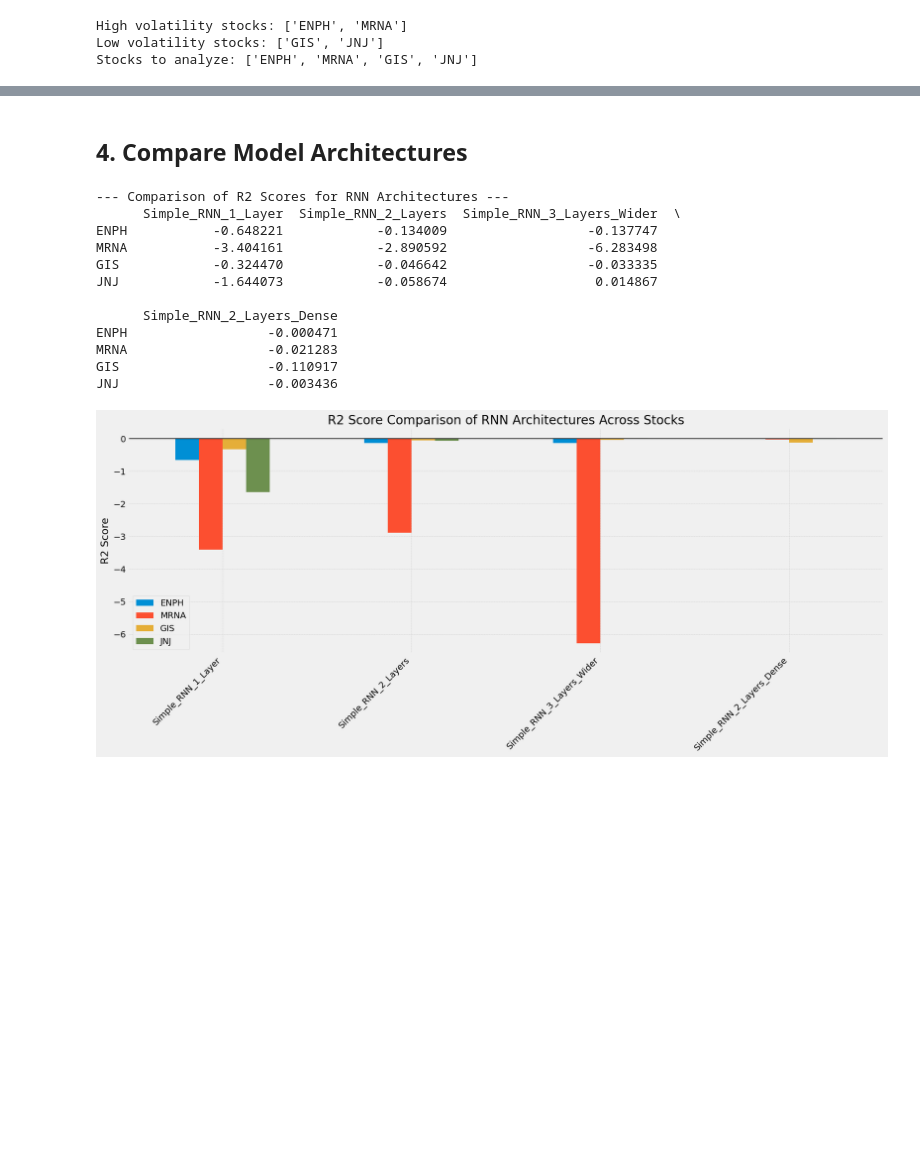
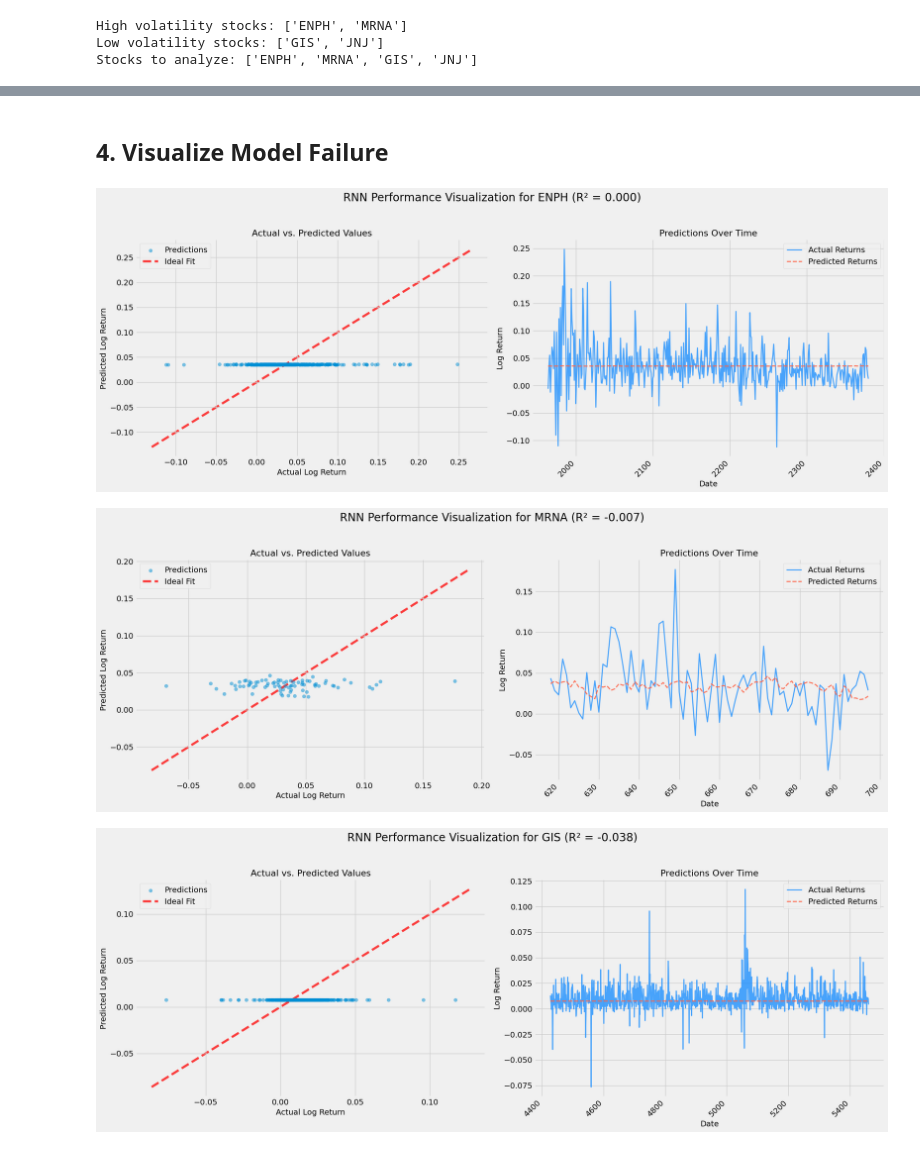
Before and after one commit to vinconig/Stonks, a Jupyter notebook: rnn.ipynb, the cells around one changed output, grey strips where cells are left out. Saved outputs shown, nothing was run; the diff lists cells and outputs as text; code cells hidden in the pictures; blank space fills up the shorter version.

Commit message:
Add visualization for the models

```diff
--- a/rnn.ipynb
+++ b/rnn.ipynb
@@ -243,37 +139,43 @@ Result for Simple_RNN_2_Layers_Dense: R2=-0.0034, MSE=0.000095
 # %% [markdown]
-## 4. Compare Model Architectures
+## 4. Visualize Model Failure
-# %%
-# Reformat the nested dictionary for easier DataFrame creation
-reformatted_results = {}
-for stock, models in results_summary.items():
-    for model_name, metrics in models.items():
-        if model_name not in reformatted_results:
-            reformatted_results[model_name] = {}
-        reformatted_results[model_name][stock] = metrics['R2']
-
-df_r2_comparison = pd.DataFrame(reformatted_results)
-
-print("\n--- Comparison of R2 Scores for RNN Architectures ---")
-print(df_r2_comparison)
-
-df_r2_comparison.T.plot(kind='bar', figsize=(18, 8), title='R2 Score Comparison of RNN Architectures Across Stocks')
-plt.ylabel('R2 Score')
-plt.xticks(rotation=45, ha='right')
-plt.grid(True, which='both', linestyle='--', linewidth=0.5)
-plt.axhline(0, color='black', linewidth=1.2, linestyle='-') # Add a line at R2=0
-plt.tight_layout()
-plt.show()
-# %% [output]
---- Comparison of R2 Scores for RNN Architectures ---
-      Simple_RNN_1_Layer  Simple_RNN_2_Layers  Simple_RNN_3_Layers_Wider  \
-ENPH           -0.648221            -0.134009                  -0.137747
-MRNA           -3.404161            -2.890592                  -6.283498
-GIS            -0.324470            -0.046642                  -0.033335
-JNJ            -1.644073            -0.058674                   0.014867
-
-      Simple_RNN_2_Layers_Dense
-ENPH                  -0.000471
-MRNA                  -0.021283
-GIS                   -0.110917
-JNJ                   -0.003436
-[figure, removed]
+# %%
+for stock, data in visualization_data.items():
+    y_test = data['y_test']
+    y_pred = data['y_pred']
+    timestamps = data['timestamps']
+    r2 = r2_score(y_test, y_pred)
+
+    # Create a figure with two subplots
+    fig, (ax1, ax2) = plt.subplots(1, 2, figsize=(20, 8))
+    fig.suptitle(f'RNN Performance Visualization for {stock} (R² = {r2:.3f})', fontsize=20)
+
+    # --- Subplot 1: Actual vs. Predicted Scatter Plot ---
+    ax1.scatter(y_test, y_pred, alpha=0.5, label='Predictions')
+    # Add the ideal 45-degree line
+    lims = [
+        np.min([ax1.get_xlim(), ax1.get_ylim()]),
+        np.max([ax1.get_xlim(), ax1.get_ylim()]),
+    ]
+    ax1.plot(lims, lims, 'r--', alpha=0.75, zorder=0, label='Ideal Fit')
+    ax1.set_xlabel('Actual Log Return', fontsize=14)
+    ax1.set_ylabel('Predicted Log Return', fontsize=14)
+    ax1.set_title('Actual vs. Predicted Values', fontsize=16)
+    ax1.legend()
+    ax1.grid(True)
+
+    # --- Subplot 2: Time Series Plot ---
+    ax2.plot(timestamps, y_test, label='Actual Returns', color='dodgerblue', linewidth=2, alpha=0.8)
+    ax2.plot(timestamps, y_pred, label='Predicted Returns', color='tomato', linestyle='--', linewidth=2, alpha=0.9)
+    ax2.set_xlabel('Date', fontsize=14)
+    ax2.set_ylabel('Log Return', fontsize=14)
+    ax2.set_title('Predictions Over Time', fontsize=16)
+    ax2.legend()
+    ax2.grid(True)
+    plt.setp(ax2.get_xticklabels(), rotation=45, ha='right')
+
+    plt.tight_layout(rect=[0, 0.03, 1, 0.95])
+    plt.show()
+# %% [output]
+[figure, added]
+[figure, added]
+[figure, added]
```
Also changed, not shown: parts of 7 cells of this notebook.
